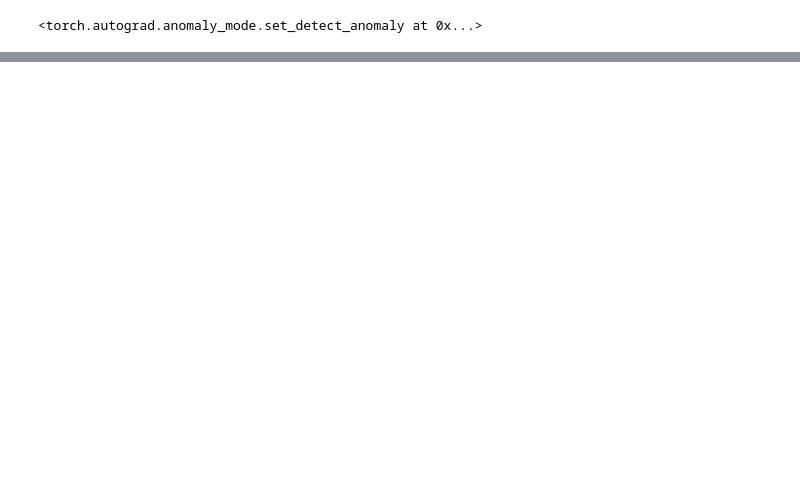
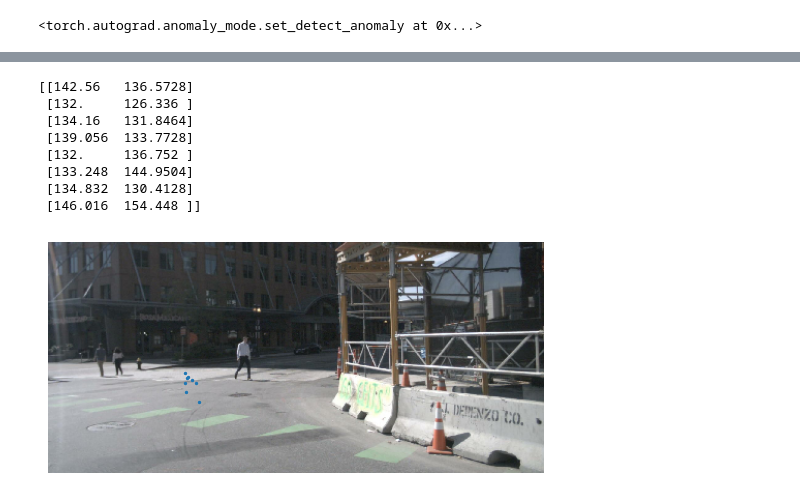
Before and after one commit to nargoo0328/cross_view_transformers, a Jupyter notebook: scripts/test_bug.ipynb, the cells around one changed output, grey strips where cells are left out. Saved outputs shown, nothing was run; the diff lists cells and outputs as text; code cells hidden in the pictures; blank space fills up the shorter version.

```diff
--- a/scripts/test_bug.ipynb
+++ b/scripts/test_bug.ipynb
@@ -91,0 +123,53 @@ plt.imshow(((pred['VEHICLE'][0,0].sigmoid().detach().cpu())>0.4).numpy())
+# %%
+# mean height supervised
+# x = [[[0.4953, 0.5759]],
+
+#         [[0.5010, 0.4154]],
+
+#         [[0.4945, 0.3754]],
+
+#         [[0.4951, 0.5243]],
+
+#         [[0.4952, 0.5507]],
+
+#         [[0.4949, 0.4746]],
+
+#         [[0.4952, 0.4506]],
+
+#         [[0.4962, 0.6852]]]
+
+x = [[[0.2970, 0.6097]],
+
+        [[0.2750, 0.5640]],
+
+        [[0.2795, 0.5886]],
+
+        [[0.2897, 0.5972]],
+
+        [[0.2750, 0.6105]],
+
+        [[0.2776, 0.6471]],
+
+        [[0.2809, 0.5822]],
+
+        [[0.3042, 0.6895]]]
+
+x = np.array(x)[:,0]
+x[:, 0] *= 480
+x[:, 1] *= 224
+print(x)
+# x = x[2:6]
+plt.imshow(batch['image'][0,2].cpu().permute(1,2,0))
+plt.scatter(x[:,0],x[:,1],s=2)
+plt.axis('off')
+plt.show()
+# %% [output]
+[[142.56   136.5728]
+ [132.     126.336 ]
+ [134.16   131.8464]
+ [139.056  133.7728]
+ [132.     136.752 ]
+ [133.248  144.9504]
+ [134.832  130.4128]
+ [146.016  154.448 ]]
+[figure, added]
```
Also changed, not shown: parts of 10 cells of this notebook, 10 other files.
